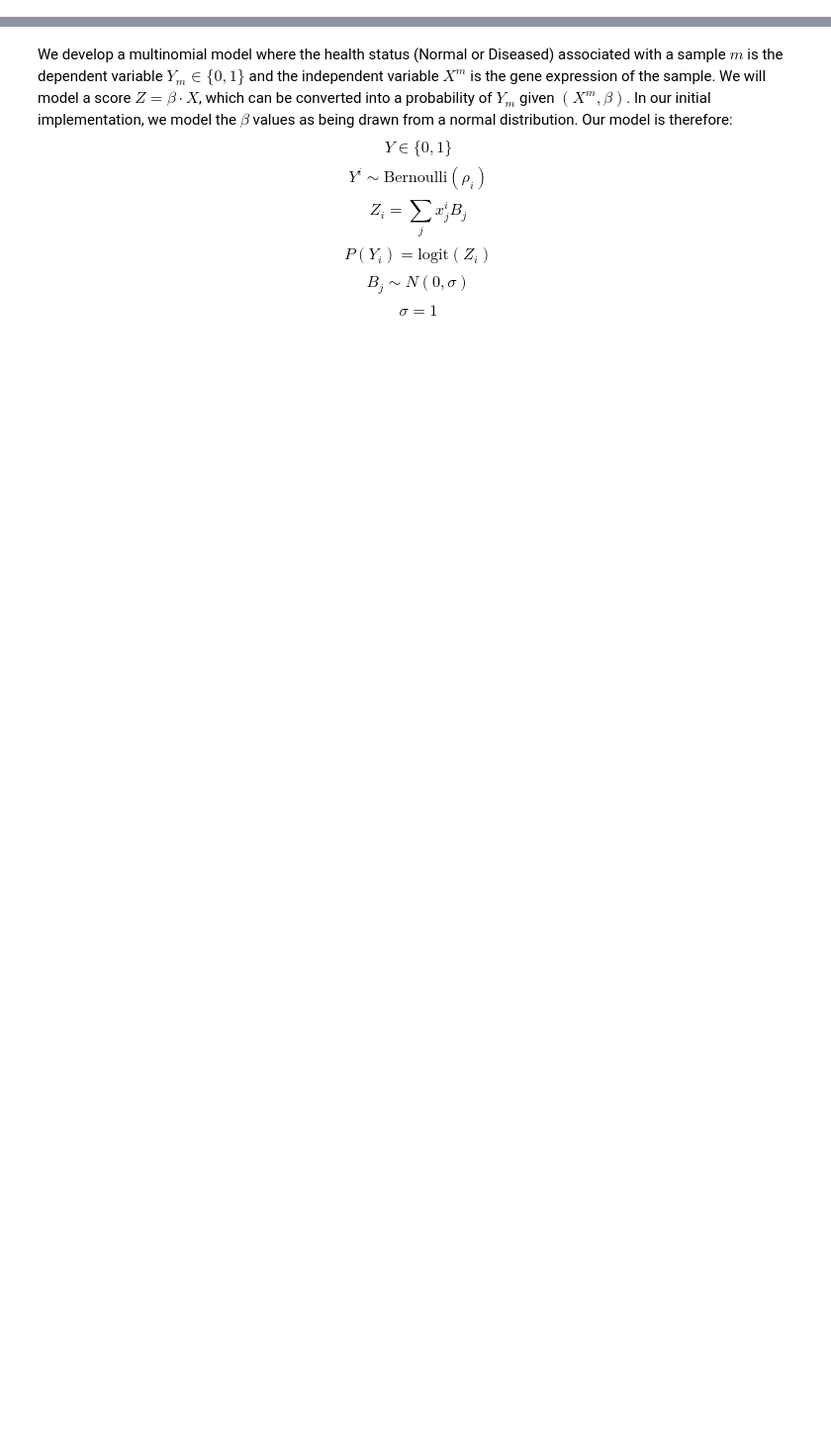
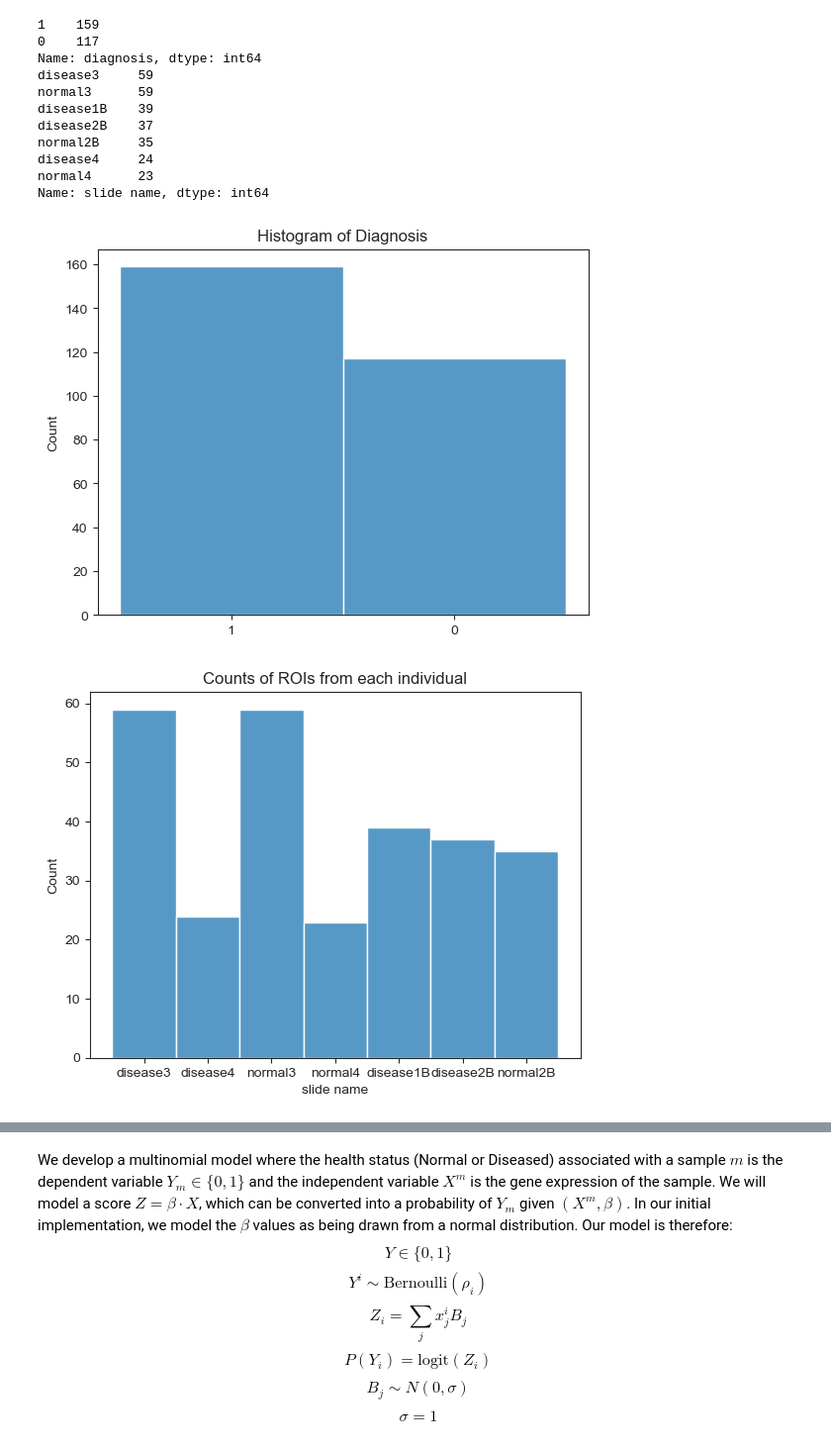
Before and after one commit to CamLunn/Bayesian-Logistic-Regression-Kidney-Disease, a Jupyter notebook: model_notebook_1.ipynb, the cells around one changed output, grey strips where cells are left out. Shown at 99% size. Cells and saved outputs as stored; diff of their text form; code cells hidden in the pictures; blank space fills up the shorter version.

```diff
--- a/model_notebook_1.ipynb
+++ b/model_notebook_1.ipynb
@@ -57,0 +47,24 @@ plt.hist(counts, bins=100)
+# %%
+print(meta_df['diagnosis'].value_counts())
+print(meta_df['slide name'].value_counts())
+sns.histplot([str(x) for x in meta_df['diagnosis'].values])
+plt.title('Histogram of Diagnosis')
+plt.show()
+
+sns.histplot(meta_df['slide name'])
+plt.title('Counts of ROIs from each individual')
+plt.show()
+# %% [output]
+1    159
+0    117
+Name: diagnosis, dtype: int64
+disease3     59
+normal3      59
+disease1B    39
+disease2B    37
+normal2B     35
+disease4     24
+normal4      23
+Name: slide name, dtype: int64
+[figure, added]
+[figure, added]
```
Also changed, not shown: parts of 7 cells of this notebook.
